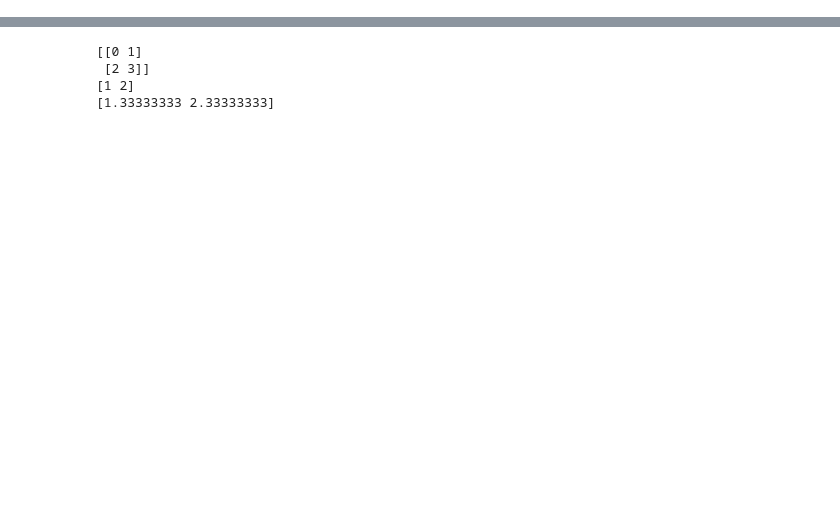
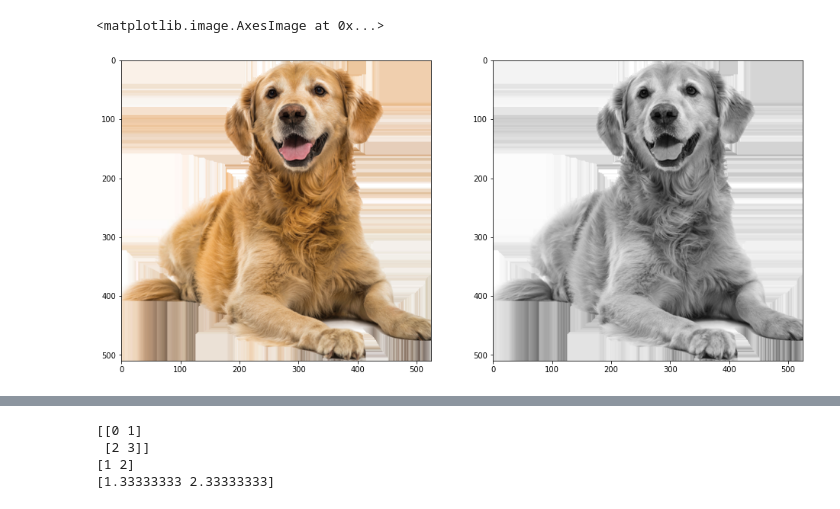
Before and after one commit to jurijw/gravitational-lensing, a Jupyter notebook: pysim/irs.ipynb, the cells around one changed output, grey strips where cells are left out. Cells and saved outputs as stored; diff of their text form; code cells hidden in the pictures; blank space fills up the shorter version.

```diff
--- a/pysim/irs.ipynb
+++ b/pysim/irs.ipynb
@@ -5,5 +6,16 @@ from scipy import ndimage
 
 np.random.seed = 42
+# %%
+img = cv.imread("Images/dog.png", -1)
+
+grayscale = cv.cvtColor(img, cv.COLOR_BGR2GRAY)
+
+fig, (ax1, ax2) = plt.subplots(1, 2, figsize=(16, 8))
+ax1.imshow(cv.cvtColor(img, cv.COLOR_BGR2RGB))
+ax2.imshow(cv.cvtColor(grayscale, cv.COLOR_BGR2RGB))
+# %% [output]
+<matplotlib.image.AxesImage at 0x...>
+[figure, added]
 # %%
 G = 1  # Gravitational constant
 c = 1  # Speed of light
```
Also changed, not shown: parts of 17 cells of this notebook, 3 other files.
